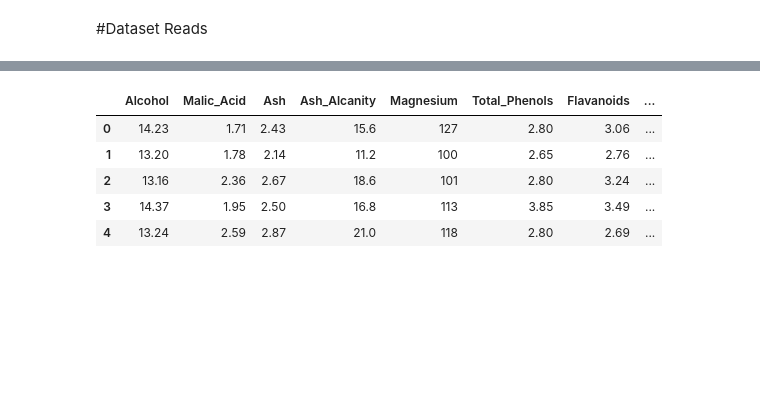
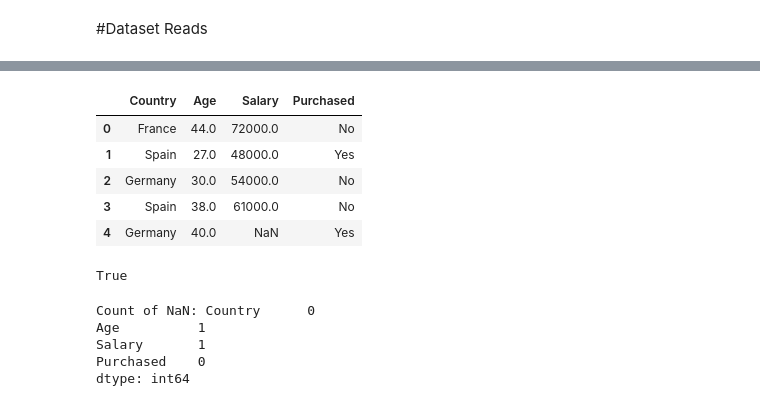
Before and after one commit to ekramasif/Basic-Machine-Learning, a Jupyter notebook: pd_np.ipynb, the cells around one changed output, grey strips where cells are left out. Cells and saved outputs as stored; diff of their text form; code cells hidden in the pictures; blank space fills up the shorter version.

```diff
--- a/pd_np.ipynb
+++ b/pd_np.ipynb
@@ -52,12 +17,23 @@ Mounted at /content/drive
 # %%
-import pandas as pd
-
-df = pd.read_csv('/content/drive/MyDrive/Datasets/Wine.csv')
-df.head(5)
+df = pd.read_csv('/content/drive/MyDrive/Datasets/Data.csv')
+df.head()
 # %% [output]
-|  | Alcohol | Malic_Acid | Ash | Ash_Alcanity | Magnesium | Total_Phenols | Flavanoids | ... |
-| 0 | 14.23 | 1.71 | 2.43 | 15.6 | 127 | 2.80 | 3.06 | ... |
-| 1 | 13.20 | 1.78 | 2.14 | 11.2 | 100 | 2.65 | 2.76 | ... |
-| 2 | 13.16 | 2.36 | 2.67 | 18.6 | 101 | 2.80 | 3.24 | ... |
-| 3 | 14.37 | 1.95 | 2.50 | 16.8 | 113 | 3.85 | 3.49 | ... |
-| 4 | 13.24 | 2.59 | 2.87 | 21.0 | 118 | 2.80 | 2.69 | ... |
+|  | Country | Age | Salary | Purchased |
+| 0 | France | 44.0 | 72000.0 | No |
+| 1 | Spain | 27.0 | 48000.0 | Yes |
+| 2 | Germany | 30.0 | 54000.0 | No |
+| 3 | Spain | 38.0 | 61000.0 | No |
+| 4 | Germany | 40.0 | NaN | Yes |
+# %%
+df.isnull().values.any()
+# %% [output]
+True
+# %%
+count_NaN = df.isnull().sum()
+print ('Count of NaN: ' + str(count_NaN))
+# %% [output]
+Count of NaN: Country      0
+Age          1
+Salary       1
+Purchased    0
+dtype: int64
```
Also changed, not shown: parts of 13 cells of this notebook.
